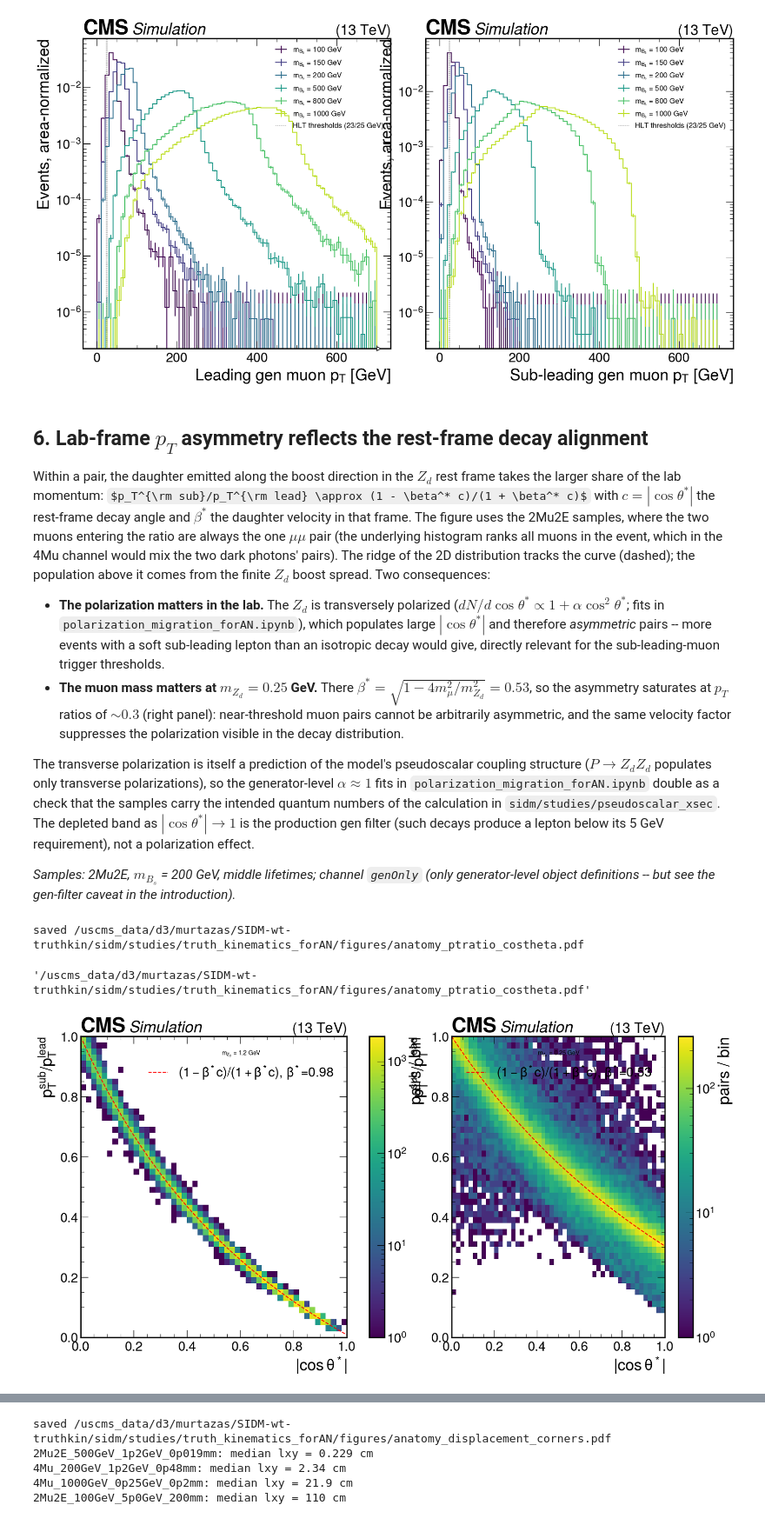
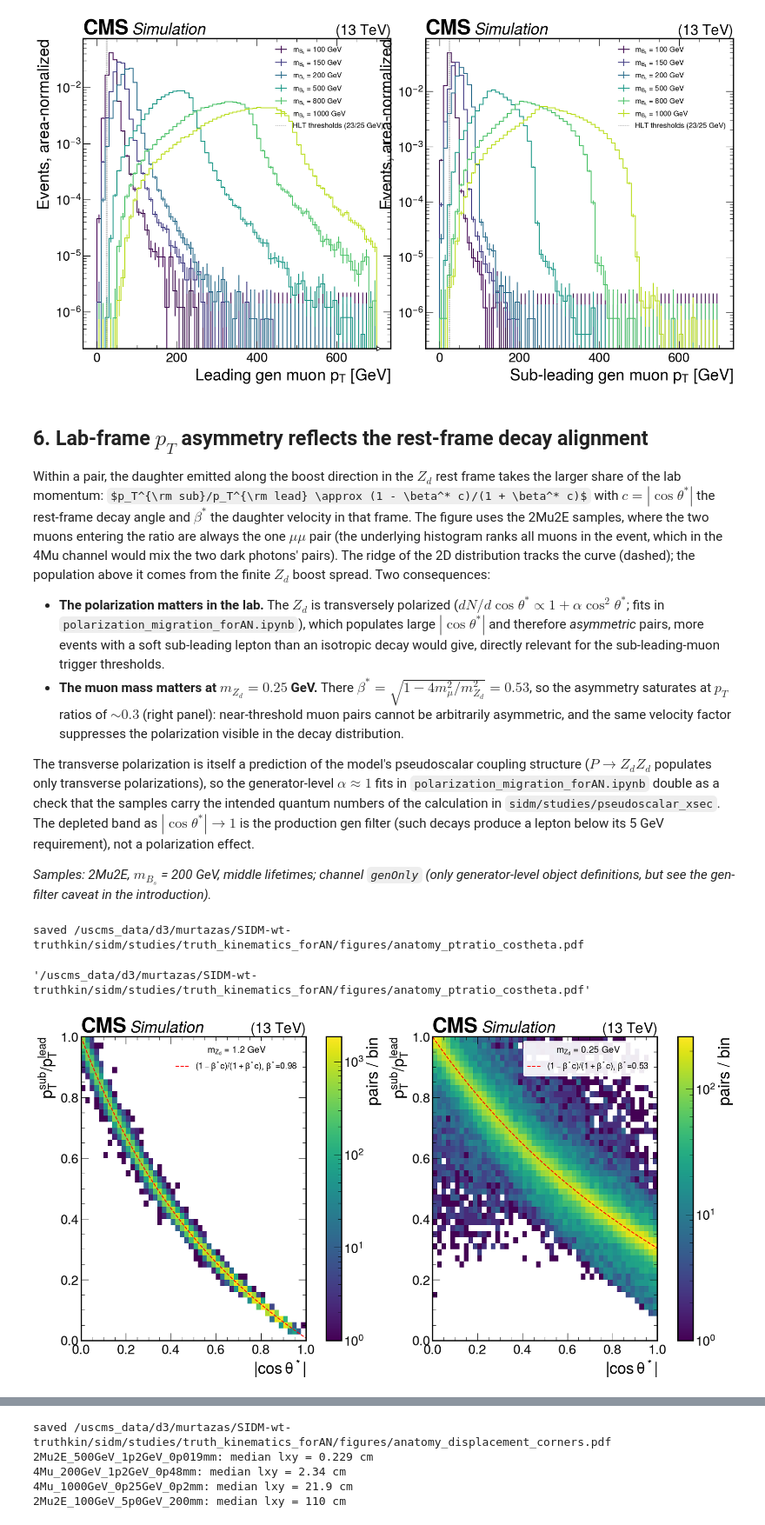
Before and after one commit to mariajose2398/SIDM, a Jupyter notebook: sidm/studies/truth_kinematics_forAN/final_state_anatomy_forAN.ipynb, the cells around one changed output, grey strips where cells are left out. Shown at 87% size. Cells and saved outputs as stored; diff of their text form; code cells hidden in the pictures; some formulas as TeX source.

```diff
--- a/sidm/studies/truth_kinematics_forAN/final_state_anatomy_forAN.ipynb
+++ b/sidm/studies/truth_kinematics_forAN/final_state_anatomy_forAN.ipynb
@@ -396,8 +396,10 @@ for ax, (mode, mbs, mzd, title, hname) in zip(axes, picks):
     ax.set_yscale("log")
     ax.set_xlabel(r"$Z_d$ $p_T$ [GeV]")
     ax.set_ylabel(r"$\Delta R(\ell, \ell)$ from same $Z_d$")
-    ax.legend(loc="lower left", title=title, title_fontsize=10)
-    an_style.cms_sim_label(ax)
+    # the guide line crosses this corner, so the legend needs an opaque backing
+    ax.legend(loc="lower left", title=title, fontsize=14, title_fontsize=15,
+              frameon=True, facecolor="white", edgecolor="none", framealpha=0.92)
+an_style.cms_sim_labels(axes)
 an_style.save(fig, "anatomy_collimation_2d")
 # %% [output]
 saved /uscms_data/d3/murtazas/SIDM-wt-truthkin/sidm/studies/truth_kinematics_forAN/figures/anatomy_collimation_2d.pdf
@@ -510,7 +512,7 @@ spread. Two consequences:
 - **The polarization matters in the lab.** The $Z_d$ is transversely
   polarized ($dN/d\cos\theta^* \propto 1 + \alpha\cos^2\theta^*$; fits in
   `polarization_migration_forAN.ipynb`), which populates large
-  $|\cos\theta^*|$ and therefore *asymmetric* pairs -- more events with a
+  $|\cos\theta^*|$ and therefore *asymmetric* pairs, more events with a
   soft sub-leading lepton than an isotropic decay would give, directly
   relevant for the sub-leading-muon trigger thresholds.
 - **The muon mass matters at $m_{Z_d} = 0.25$ GeV.** There
@@ -529,32 +531,33 @@ $|\cos\theta^*| \to 1$ is the production gen filter (such decays produce a
 lepton below its 5 GeV requirement), not a polarization effect.
 
 *Samples: 2Mu2E, $m_{B_s}$ = 200 GeV, middle lifetimes; channel `genOnly`
-(only generator-level object definitions -- but see the gen-filter caveat
+(only generator-level object definitions, but see the gen-filter caveat
 in the introduction).*
 # %%
 MMU = 0.105658
 fig, axes = plt.subplots(1, 2, figsize=an_style.WIDE, layout="constrained")
 for ax, mzd in zip(axes, [1.2, 0.25]):
     h = lib.get_h(out, lib.mid_ctau(out, "2Mu2E", 200.0, mzd),
                   "genMu_ptRatio_vs_absCosTheta")
     vals = h.values()
     xe, ye = h.axes[0].edges, h.axes[1].edges
     pcm = ax.pcolormesh(xe, ye, vals.T, norm=LogNorm(vmin=1), cmap="viridis")
     fig.colorbar(pcm, ax=ax, label="pairs / bin")
     beta_star = np.sqrt(1 - 4 * MMU**2 / mzd**2)
     c = np.linspace(0, 1, 200)
     ax.plot(c, (1 - beta_star * c) / (1 + beta_star * c), "--", color="red",
             label=rf"$(1-\beta^* c)/(1+\beta^* c)$, $\beta^*$={beta_star:.2f}")
     ax.set_xlabel(r"$|\cos\theta^*|$")
     ax.set_ylabel(r"$p_T^{\rm sub} / p_T^{\rm lead}$")
     ax.legend(loc="upper right", title=rf"$m_{{Z_d}}$ = {mzd:g} GeV",
-              title_fontsize=10)
-    an_style.cms_sim_label(ax)
+              fontsize=14, title_fontsize=15, frameon=True, facecolor="white",
+              edgecolor="none", framealpha=0.92)
+an_style.cms_sim_labels(axes)
 an_style.save(fig, "anatomy_ptratio_costheta")
 # %% [output]
 saved /uscms_data/d3/murtazas/SIDM-wt-truthkin/sidm/studies/truth_kinematics_forAN/figures/anatomy_ptratio_costheta.pdf
 '/uscms_data/d3/murtazas/SIDM-wt-truthkin/sidm/studies/truth_kinematics_forAN/figures/anatomy_ptratio_costheta.pdf'
-[figure, old version]
+[figure, new version]
 # %% [markdown]
 ## 7. Displacement: the same boost, applied to the lifetime
 
```
Also changed, not shown: parts of 12 cells of this notebook, 7 other files.
